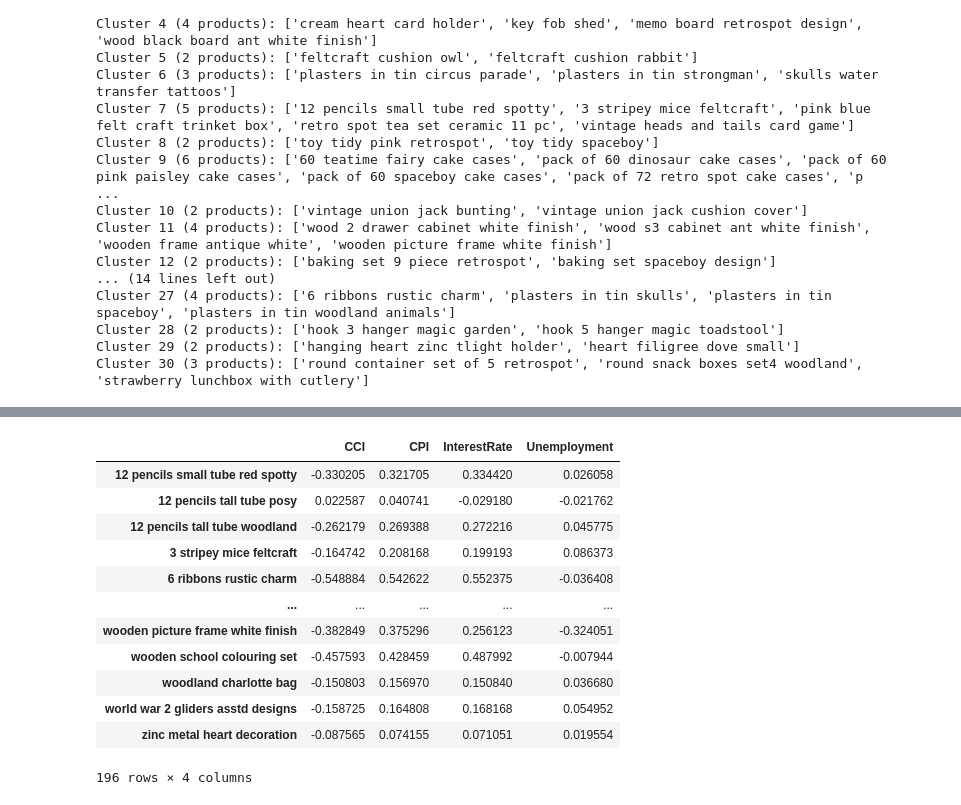
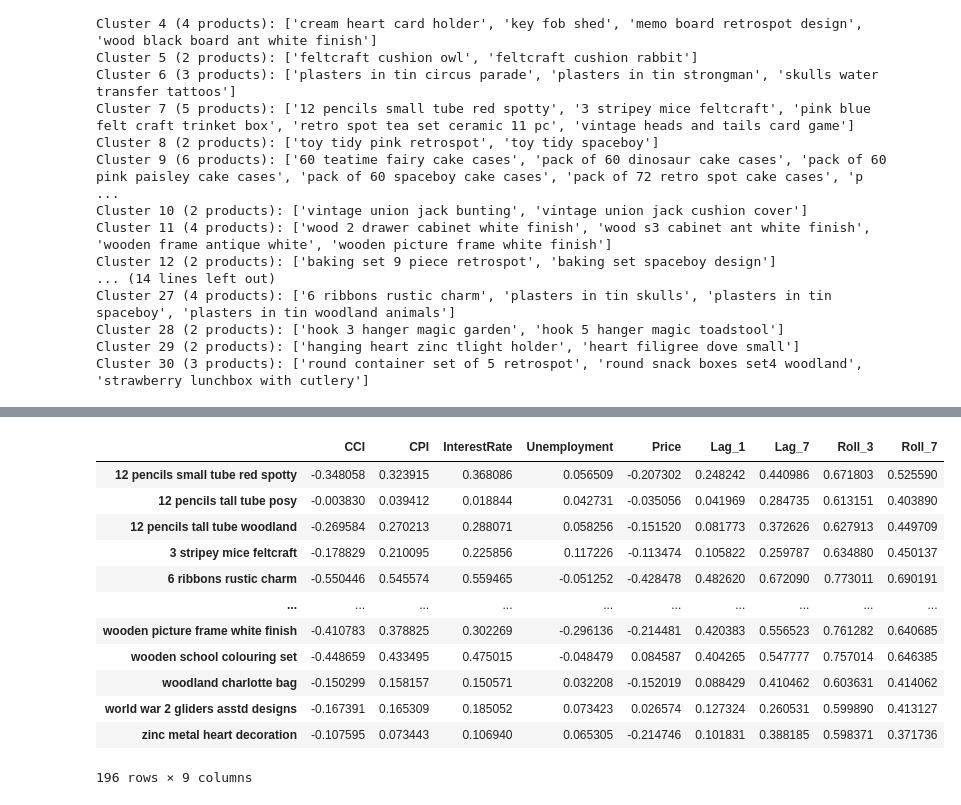
Before and after one commit to luizvalle/ieor4578_project2, a Jupyter notebook: notebooks/data_exploration/data_exploration.ipynb, the cells around one changed output, grey strips where cells are left out. Cells and saved outputs as stored; diff of their text form; code cells hidden in the pictures.

```diff
--- a/notebooks/data_exploration/data_exploration.ipynb
+++ b/notebooks/data_exploration/data_exploration.ipynb
@@ -863,26 +852,48 @@ aligned
-# %%
-product_cols = sales_matrix.columns
-correlations = {}
-
-for product in product_cols:
-    product_corrs = aligned[[product] + exog_df.columns.tolist()].corr().iloc[1:, 0]
-    correlations[product] = product_corrs
-
-# Convert to DataFrame (variables as columns, products as rows)
-correlation_df = pd.DataFrame.from_dict(correlations, orient='index')
-correlation_df
-# %% [output]
-|  | CCI | CPI | InterestRate | Unemployment |
-| 12 pencils small tube red spotty | -0.330205 | 0.321705 | 0.334420 | 0.026058 |
-| 12 pencils tall tube posy | 0.022587 | 0.040741 | -0.029180 | -0.021762 |
-| 12 pencils tall tube woodland | -0.262179 | 0.269388 | 0.272216 | 0.045775 |
-| 3 stripey mice feltcraft | -0.164742 | 0.208168 | 0.199193 | 0.086373 |
-| 6 ribbons rustic charm | -0.548884 | 0.542622 | 0.552375 | -0.036408 |
-| ... | ... | ... | ... | ... |
-| wooden picture frame white finish | -0.382849 | 0.375296 | 0.256123 | -0.324051 |
-| wooden school colouring set | -0.457593 | 0.428459 | 0.487992 | -0.007944 |
-| woodland charlotte bag | -0.150803 | 0.156970 | 0.150840 | 0.036680 |
-| world war 2 gliders asstd designs | -0.158725 | 0.164808 | 0.168168 | 0.054952 |
-| zinc metal heart decoration | -0.087565 | 0.074155 | 0.071051 | 0.019554 |
-196 rows × 4 columns
+# %%
+lag_features = {}
+
+for product in sales_matrix.columns:
+    series = sales_matrix[product]
+    df = pd.DataFrame({
+        'Sales': series,
+        'Lag_1': series.shift(1),
+        'Lag_7': series.shift(7),
+        'Roll_3': series.rolling(3).mean(),
+        'Roll_7': series.rolling(7).mean()
+    })
+
+    df = df.join(pd.concat([
+        uk_daily_cci.rename('CCI'),
+        uk_daily_cpi.rename('CPI'),
+        uk_daily_interest_rate.rename('InterestRate'),
+        uk_daily_unemployment.rename('Unemployment'),
+        online_retail_df[online_retail_df['Description'] == product]
+            .set_index('Date')['AveragePricePerUnitPounds']
+            .rename('Price')
+    ], axis=1), how='left')
+
+    df = df.dropna()
+
+    if not df.empty:
+        lag_features[product] = df.corr().loc[
+            ['CCI', 'CPI', 'InterestRate', 'Unemployment', 'Price', 'Lag_1', 'Lag_7', 'Roll_3', 'Roll_7'],
+            'Sales'
+        ]
+
+correlation_df = pd.DataFrame.from_dict(lag_features, orient='index')
+correlation_df
+# %% [output]
+|  | CCI | CPI | InterestRate | Unemployment | Price | Lag_1 | Lag_7 | Roll_3 | Roll_7 |
+| 12 pencils small tube red spotty | -0.348058 | 0.323915 | 0.368086 | 0.056509 | -0.207302 | 0.248242 | 0.440986 | 0.671803 | 0.525590 |
+| 12 pencils tall tube posy | -0.003830 | 0.039412 | 0.018844 | 0.042731 | -0.035056 | 0.041969 | 0.284735 | 0.613151 | 0.403890 |
+| 12 pencils tall tube woodland | -0.269584 | 0.270213 | 0.288071 | 0.058256 | -0.151520 | 0.081773 | 0.372626 | 0.627913 | 0.449709 |
+| 3 stripey mice feltcraft | -0.178829 | 0.210095 | 0.225856 | 0.117226 | -0.113474 | 0.105822 | 0.259787 | 0.634880 | 0.450137 |
+| 6 ribbons rustic charm | -0.550446 | 0.545574 | 0.559465 | -0.051252 | -0.428478 | 0.482620 | 0.672090 | 0.773011 | 0.690191 |
+| ... | ... | ... | ... | ... | ... | ... | ... | ... | ... |
+| wooden picture frame white finish | -0.410783 | 0.378825 | 0.302269 | -0.296136 | -0.214481 | 0.420383 | 0.556523 | 0.761282 | 0.640685 |
+| wooden school colouring set | -0.448659 | 0.433495 | 0.475015 | -0.048479 | 0.084587 | 0.404265 | 0.547777 | 0.757014 | 0.646385 |
+| woodland charlotte bag | -0.150299 | 0.158157 | 0.150571 | 0.032208 | -0.152019 | 0.088429 | 0.410462 | 0.603631 | 0.414062 |
+| world war 2 gliders asstd designs | -0.167391 | 0.165309 | 0.185052 | 0.073423 | 0.026574 | 0.127324 | 0.260531 | 0.599890 | 0.413127 |
+| zinc metal heart decoration | -0.107595 | 0.073443 | 0.106940 | 0.065305 | -0.214746 | 0.101831 | 0.388185 | 0.598371 | 0.371736 |
+196 rows × 9 columns
 # %%
```
Also changed, not shown: parts of 2 cells of this notebook.
